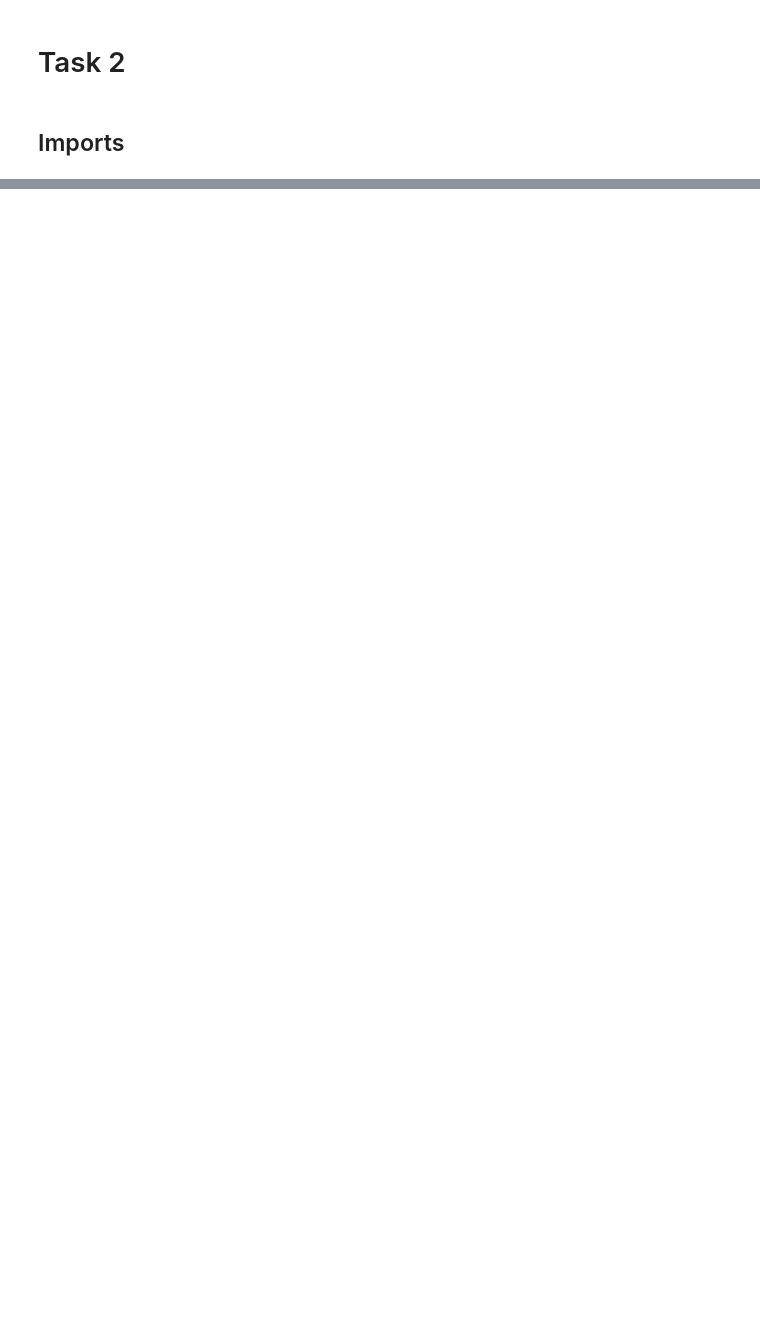
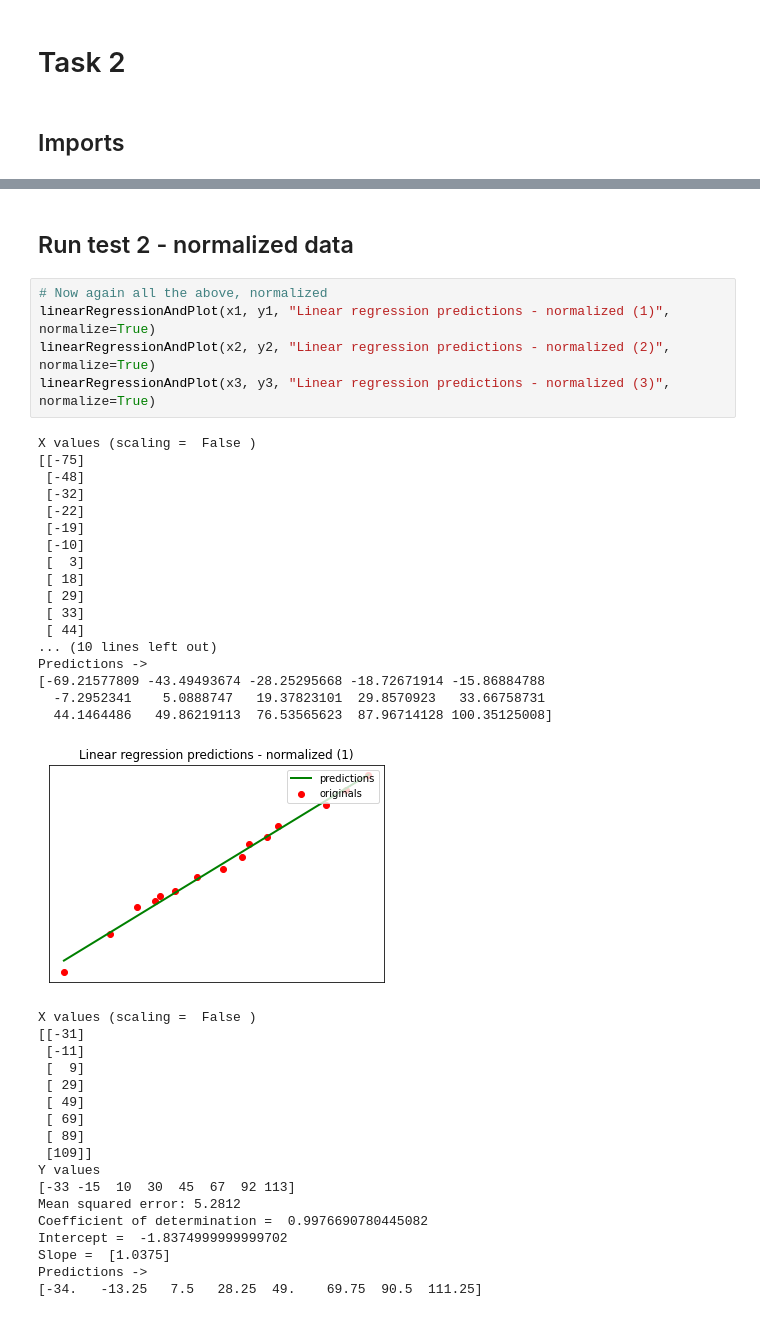
Before and after one commit to LabiKSV/IN3063-Labi, a Jupyter notebook: Task2/Task 2.ipynb, the cells around one changed output, grey strips where cells are left out. Saved outputs shown, nothing was run; the diff lists cells and outputs as text; blank space fills up the shorter version.

```diff
--- a/Task2/Task 2.ipynb
+++ b/Task2/Task 2.ipynb
@@ -159,0 +134,43 @@ Predictions ->
+# %% [markdown]
+## Run test 2 - normalized data
+# %%
+# Now again all the above, normalized
+linearRegressionAndPlot(x1, y1, "Linear regression predictions - normalized (1)", normalize=True)
+linearRegressionAndPlot(x2, y2, "Linear regression predictions - normalized (2)", normalize=True)
+linearRegressionAndPlot(x3, y3, "Linear regression predictions - normalized (3)", normalize=True)
+# %% [output]
+X values (scaling =  False )
+[[-75]
+ [-48]
+ [-32]
+ [-22]
+ [-19]
+ [-10]
+ [  3]
+ [ 18]
+ [ 29]
+ [ 33]
+ [ 44]
+... (10 lines left out)
+Predictions ->
+[-69.21577809 -43.49493674 -28.25295668 -18.72671914 -15.86884788
+  -7.2952341    5.0888747   19.37823101  29.8570923   33.66758731
+  44.1464486   49.86219113  76.53565623  87.96714128 100.35125008]
+[figure, added]
+X values (scaling =  False )
+[[-31]
+ [-11]
+ [  9]
+ [ 29]
+ [ 49]
+ [ 69]
+ [ 89]
+ [109]]
+Y values
+[-33 -15  10  30  45  67  92 113]
+Mean squared error: 5.2812
+Coefficient of determination =  0.9976690780445082
+Intercept =  -1.8374999999999702
+Slope =  [1.0375]
+Predictions ->
+[-34.   -13.25   7.5   28.25  49.    69.75  90.5  111.25]
```
Also changed, not shown: parts of 16 cells of this notebook.
